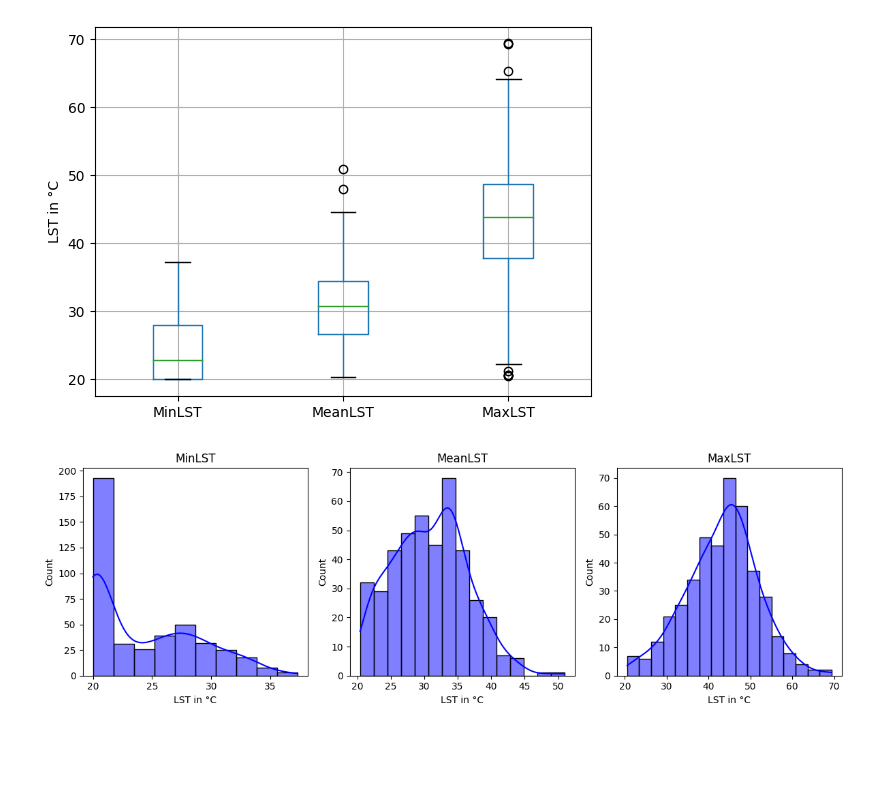
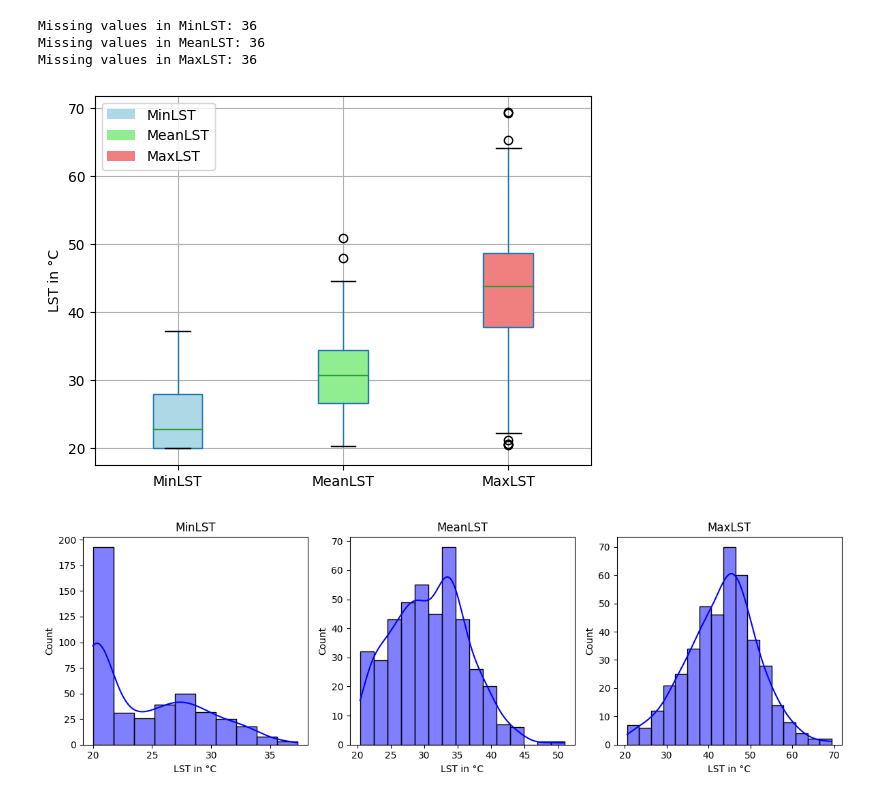
Before and after one commit to mohigeo33/lst_timeseries, a Jupyter notebook: Statistical_analysis.ipynb, the cells around one changed output. Saved outputs shown, nothing was run; the diff lists cells and outputs as text; code cells hidden in the pictures; blank space fills up the shorter version.

```diff
--- a/Statistical_analysis.ipynb
+++ b/Statistical_analysis.ipynb
@@ -160,14 +234,38 @@ plt.show()
+# %%
+# to check the missing values
+missing_minlst = df2['MinLST'].isna().sum()
+missing_meanlst = df2['MeanLST'].isna().sum()
+missing_maxlst = df2['MaxLST'].isna().sum()
+
+print(f"Missing values in MinLST: {missing_minlst}")
+print(f"Missing values in MeanLST: {missing_meanlst}")
+print(f"Missing values in MaxLST: {missing_maxlst}")
+# %% [output]
+Missing values in MinLST: 36
+Missing values in MeanLST: 36
+Missing values in MaxLST: 36
 # %%
-# create a boxplot of the distribution of values
+# boxplot of minimum, mean and maximum LST
 fig, ax = plt.subplots()
-df2.boxplot(column=['MinLST', 'MeanLST', 'MaxLST'], ax=ax)
+boxplot = df2.boxplot(column=['MinLST', 'MeanLST', 'MaxLST'], ax=ax, patch_artist=True, return_type='dict')
 
 # set the title and y-axis label
-# ax.set_title('Distribution of LST values')
 ax.set_ylabel('LST in °C')
+
+# set the colors for the boxplots
+colors = ['lightblue', 'lightgreen', 'lightcoral']
+for patch, color in zip(boxplot['boxes'], colors):
+    patch.set_facecolor(color)
+
+# create a legend
+from matplotlib.patches import Patch
+legend_elements = [Patch(facecolor='lightblue', label='MinLST'),
+                   Patch(facecolor='lightgreen', label='MeanLST'),
+                   Patch(facecolor='lightcoral', label='MaxLST')]
+ax.legend(handles=legend_elements, loc='upper left')
 
 # show the plot
 plt.show()
 # %% [output]
-[figure, old version]
+[figure, new version]
 # %%
```
Also changed, not shown: parts of 61 cells of this notebook.
